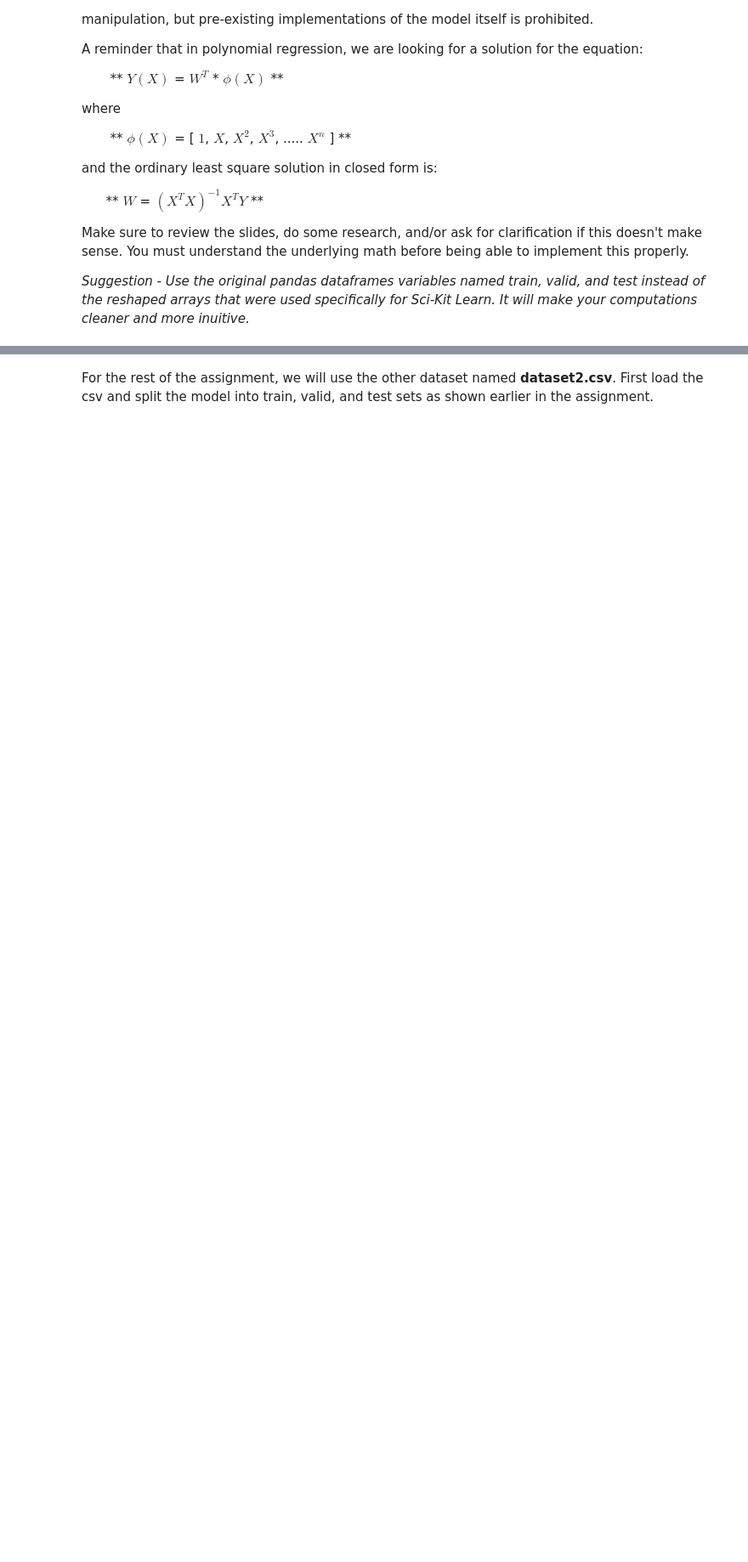
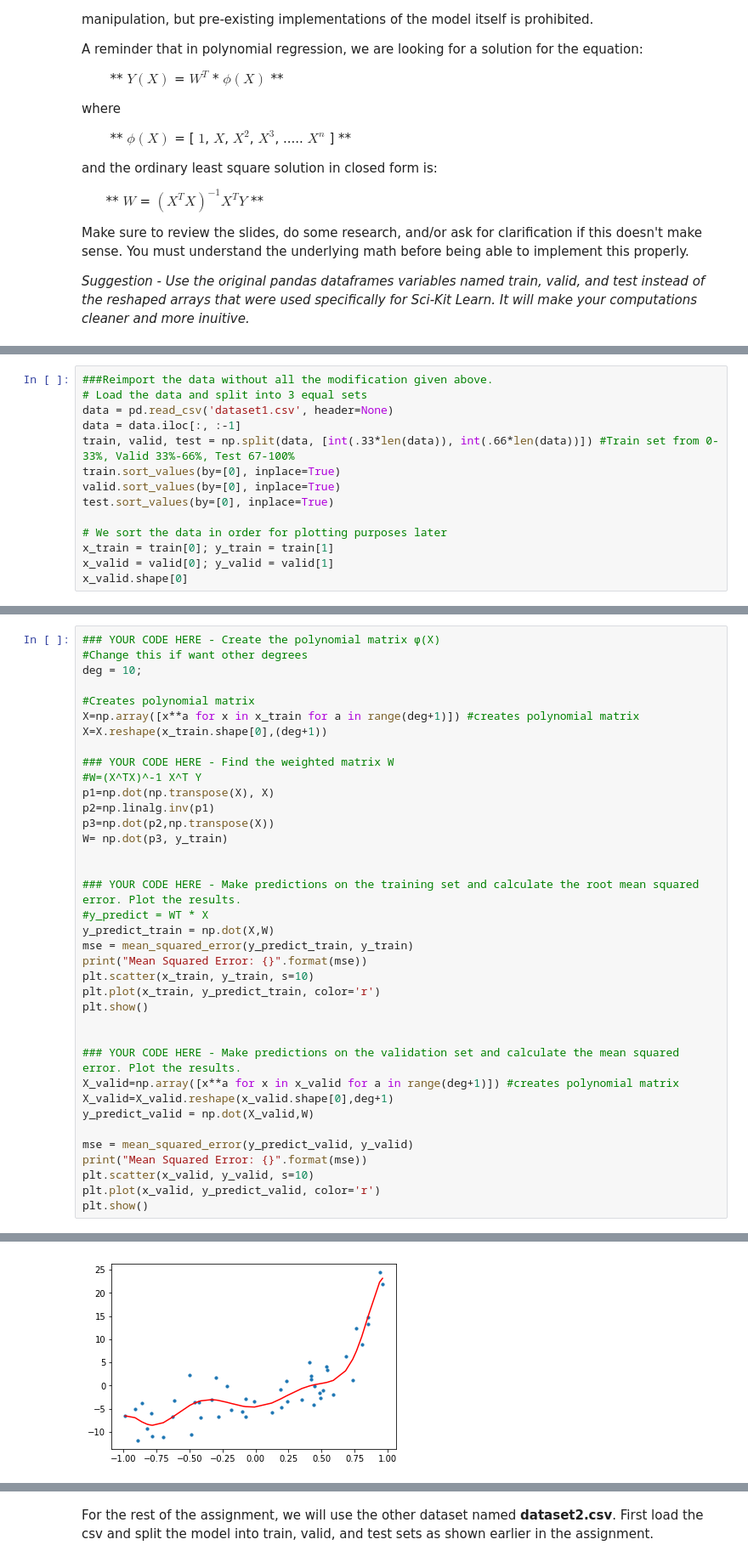
Before and after one commit to McGillAISociety/mais-bootcamp-w2019, a Jupyter notebook: Assignment2/Assignment 2.ipynb, the cells around one changed output, grey strips where cells are left out. Shown at 85% size. Drawn from its saved outputs; the diff is of its cells as text; blank space fills up the shorter version.

```diff
--- a/Assignment2/Assignment 2.ipynb
+++ b/Assignment2/Assignment 2.ipynb
@@ -178,0 +208,14 @@ Make sure to review the slides, do some research, and/or ask for clarification i
+# %%
+###Reimport the data without all the modification given above.
+# Load the data and split into 3 equal sets
+data = pd.read_csv('dataset1.csv', header=None)
+data = data.iloc[:, :-1]
+train, valid, test = np.split(data, [int(.33*len(data)), int(.66*len(data))]) #Train set from 0-33%, Valid 33%-66%, Test 67-100%
+train.sort_values(by=[0], inplace=True)
+valid.sort_values(by=[0], inplace=True)
+test.sort_values(by=[0], inplace=True)
+
+# We sort the data in order for plotting purposes later
+x_train = train[0]; y_train = train[1]
+x_valid = valid[0]; y_valid = valid[1]
+x_valid.shape[0]
@@ -178,0 +224,38 @@ Make sure to review the slides, do some research, and/or ask for clarification i
+# %%
+### YOUR CODE HERE - Create the polynomial matrix ϕ(X)
+#Change this if want other degrees
+deg = 10;
+
+#Creates polynomial matrix
+X=np.array([x**a for x in x_train for a in range(deg+1)]) #creates polynomial matrix
+X=X.reshape(x_train.shape[0],(deg+1))
+
+### YOUR CODE HERE - Find the weighted matrix W
+#W=(X^TX)^-1 X^T Y
+p1=np.dot(np.transpose(X), X)
+p2=np.linalg.inv(p1)
+p3=np.dot(p2,np.transpose(X))
+W= np.dot(p3, y_train)
+
+
+### YOUR CODE HERE - Make predictions on the training set and calculate the root mean squared error. Plot the results.
+#y_predict = WT * X
+y_predict_train = np.dot(X,W)
+mse = mean_squared_error(y_predict_train, y_train)
+print("Mean Squared Error: {}".format(mse))
+plt.scatter(x_train, y_train, s=10)
+plt.plot(x_train, y_predict_train, color='r')
+plt.show()
+
+
+### YOUR CODE HERE - Make predictions on the validation set and calculate the mean squared error. Plot the results.
+X_valid=np.array([x**a for x in x_valid for a in range(deg+1)]) #creates polynomial matrix
+X_valid=X_valid.reshape(x_valid.shape[0],deg+1)
+y_predict_valid = np.dot(X_valid,W)
+
+mse = mean_squared_error(y_predict_valid, y_valid)
+print("Mean Squared Error: {}".format(mse))
+plt.scatter(x_valid, y_valid, s=10)
+plt.plot(x_valid, y_predict_valid, color='r')
+plt.show()
+# %% [output]
@@ -178,0 +263 @@ Make sure to review the slides, do some research, and/or ask for clarification i
+[figure, added]
```
Also changed, not shown: parts of 16 cells of this notebook.
